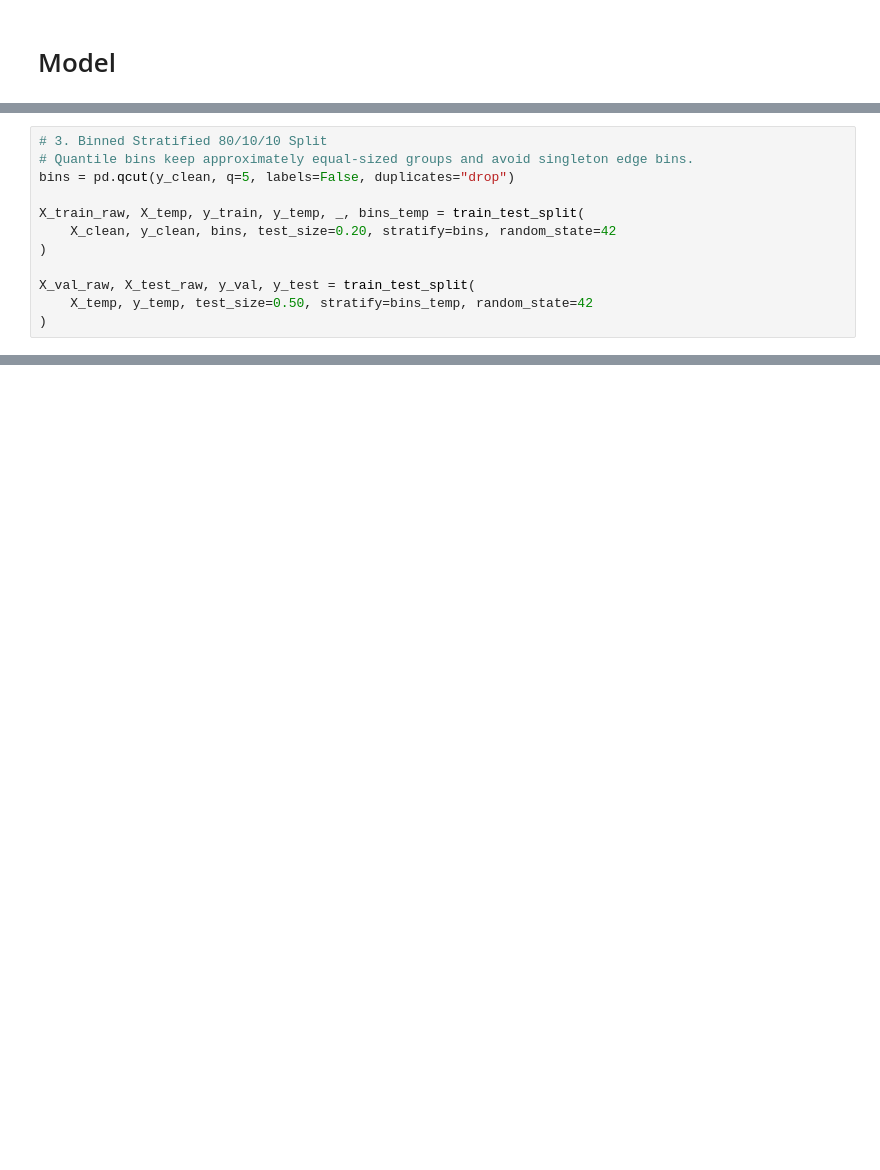
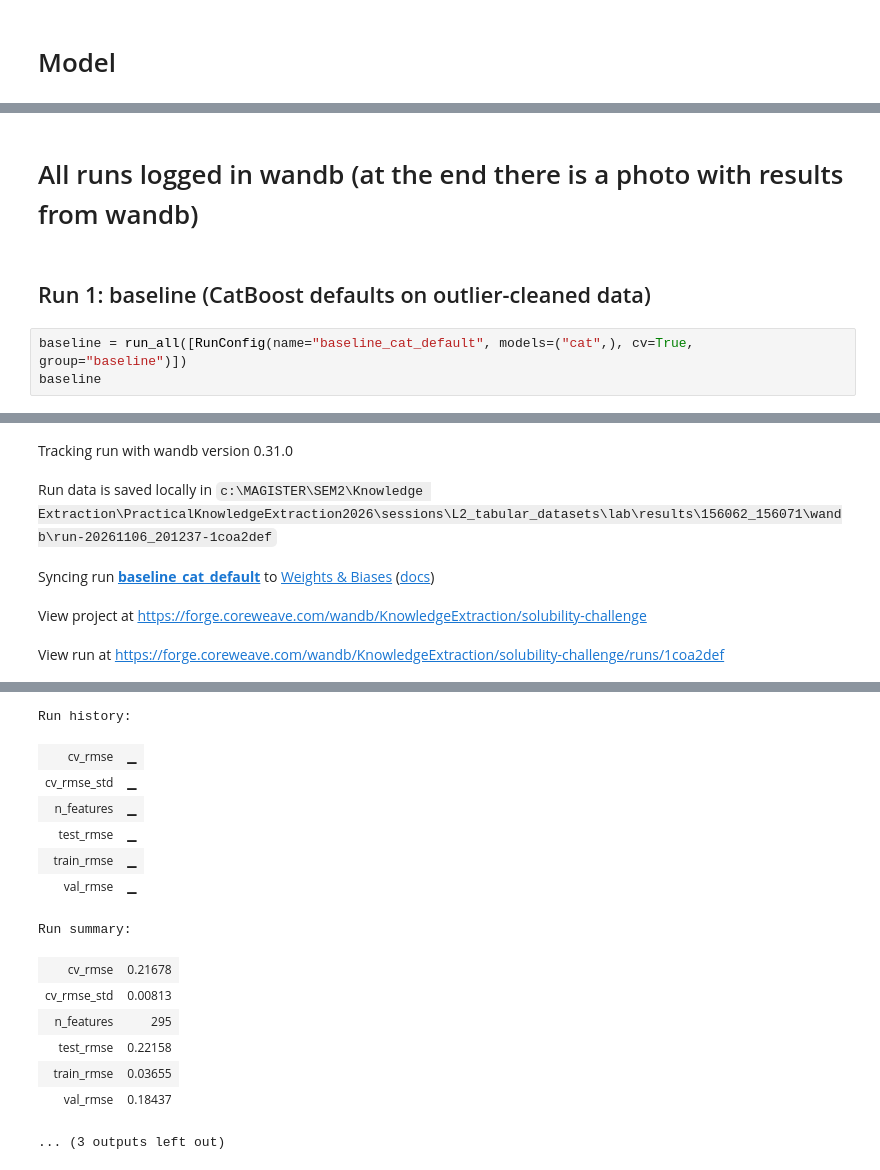
Before and after one commit to Bialkasss/Pharma, a Jupyter notebook: Analysis.ipynb, the cells around one changed output, grey strips where cells are left out. Cells and saved outputs as stored; diff of their text form; blank space fills up the shorter version.

```diff
--- a/Analysis.ipynb
+++ b/Analysis.ipynb
@@ -1356,12 +612,0 @@ y_clean = y.loc[clean_mask].copy()
-# %%
-# 3. Binned Stratified 80/10/10 Split
-# Quantile bins keep approximately equal-sized groups and avoid singleton edge bins.
-bins = pd.qcut(y_clean, q=5, labels=False, duplicates="drop")
-
-X_train_raw, X_temp, y_train, y_temp, _, bins_temp = train_test_split(
-    X_clean, y_clean, bins, test_size=0.20, stratify=bins, random_state=42
-)
-
-X_val_raw, X_test_raw, y_val, y_test = train_test_split(
-    X_temp, y_temp, test_size=0.50, stratify=bins_temp, random_state=42
-)
@@ -1559,0 +1014,8 @@ TypeError: XGBModel.fit() got an unexpected keyword argument 'early_stopping_rou
+# %% [markdown]
+#  All runs logged in wandb (at the end there is a photo with results from wandb)
+# %% [markdown]
+## Run 1: baseline (CatBoost defaults on outlier-cleaned data)
+# %%
+baseline = run_all([RunConfig(name="baseline_cat_default", models=("cat",), cv=True, group="baseline")])
+baseline
+# %% [output]
@@ -1559,0 +1024,5 @@ TypeError: XGBModel.fit() got an unexpected keyword argument 'early_stopping_rou
+Tracking run with wandb version 0.31.0
+Run data is saved locally in c:\MAGISTER\SEM2\Knowledge Extraction\PracticalKnowledgeExtraction2026\sessions\L2_tabular_datasets\lab\results\156062_156071\wandb\run-20261106_201237-1coa2def
+Syncing run baseline_cat_default to Weights & Biases (docs)
+View project at https://forge.coreweave.com/wandb/KnowledgeExtraction/solubility-challenge
+View run at https://forge.coreweave.com/wandb/KnowledgeExtraction/solubility-challenge/runs/1coa2def
@@ -1559,0 +1030,15 @@ TypeError: XGBModel.fit() got an unexpected keyword argument 'early_stopping_rou
+Run history:
+| cv_rmse | ▁ |
+| cv_rmse_std | ▁ |
+| n_features | ▁ |
+| test_rmse | ▁ |
+| train_rmse | ▁ |
+| val_rmse | ▁ |
+Run summary:
+| cv_rmse | 0.21678 |
+| cv_rmse_std | 0.00813 |
+| n_features | 295 |
+| test_rmse | 0.22158 |
+| train_rmse | 0.03655 |
+| val_rmse | 0.18437 |
+... (3 outputs left out)
```
Also changed, not shown: parts of 45 cells of this notebook, 1 other file.
